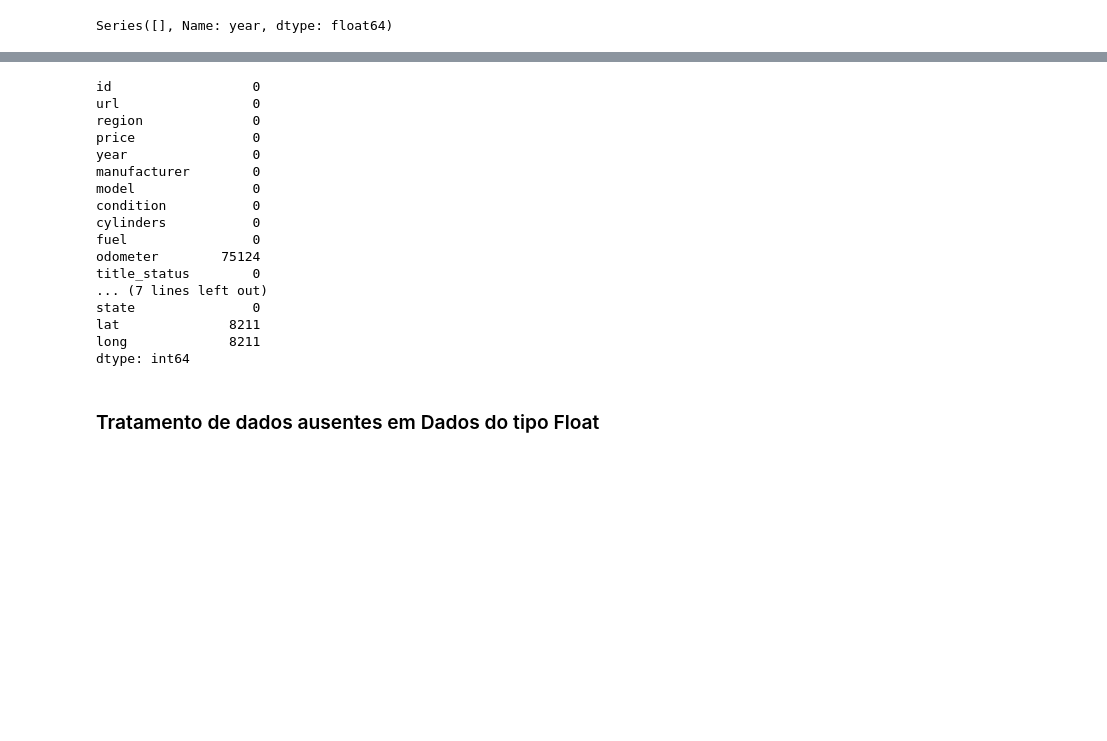
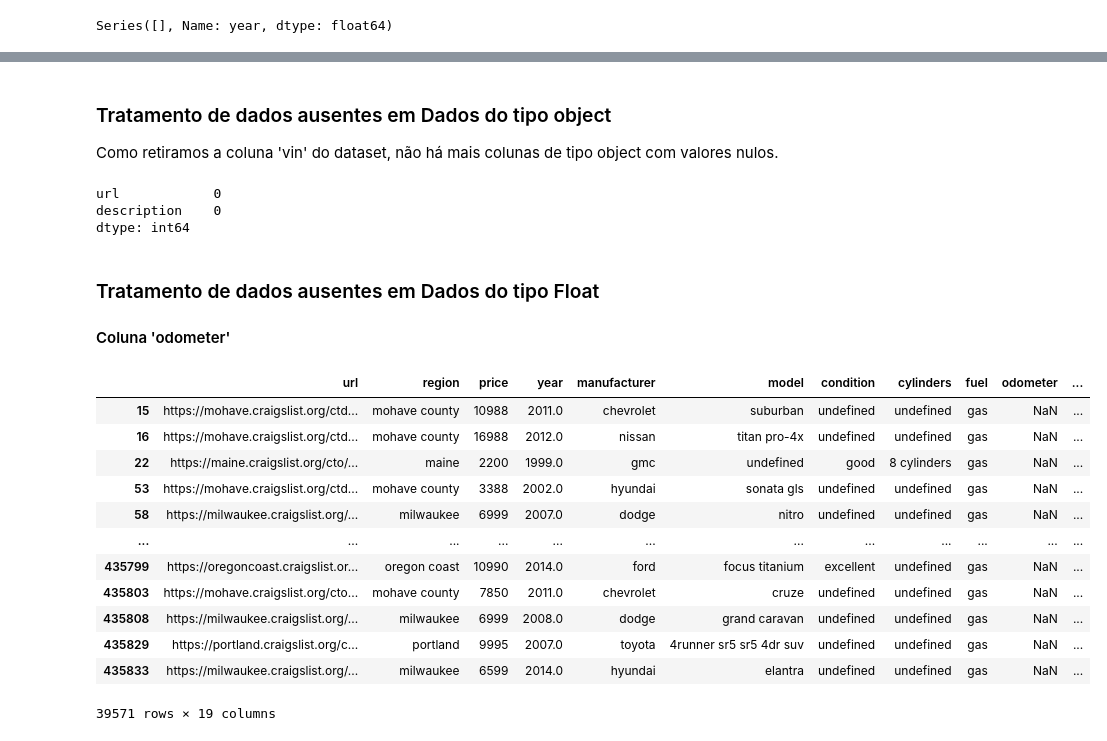
Before and after one commit to mbs8/IF679-ciencia-de-dados, a Jupyter notebook: notebooks/2-pre_processing.ipynb, the cells around one changed output, grey strips where cells are left out. Drawn from its saved outputs; the diff is of its cells as text; code cells hidden in the pictures; blank space fills up the shorter version.

```diff
--- a/notebooks/2-pre_processing.ipynb
+++ b/notebooks/2-pre_processing.ipynb
@@ -230,4 +244,4 @@ df.at[15321, 'year'] = 2003
 # %%
-df['year'].fillna(df['year'].median(), inplace=True)
+df.dropna(subset=['year'], inplace=True)
 df.isnull().sum()
 # %% [output]
@@ -269,21 +283,9 @@ Os dados do tipo oject são as colunas 'description', 'url' e 'vin'. Apenas o 'v
-# %%
-df['vin'].fillna('undefined', inplace=True)
-df.isnull().sum()
-# %% [output]
-id                  0
-url                 0
-region              0
-price               0
-year                0
-manufacturer        0
-model               0
-condition           0
-cylinders           0
-fuel                0
-odometer        75124
-title_status        0
-... (7 lines left out)
-state               0
-lat              8211
-long             8211
-dtype: int64
+# %% [markdown]
+### Tratamento de dados ausentes em Dados do tipo object
+Como retiramos a coluna 'vin' do dataset, não há mais colunas de tipo object com valores nulos.
+# %%
+df[['url', 'description']].isnull().sum()
+# %% [output]
+url            0
+description    0
+dtype: int64
@@ -290,2 +294,22 @@ dtype: int64
 # %% [markdown]
 ### Tratamento de dados ausentes em Dados do tipo Float
+#### Coluna 'odometer'
+# %%
+pd.reset_option('display.max_columns')
+miles_df = df[df['odometer'].isnull() & df['description'].str.contains('[Mm]ile[age]*')]
+# %%
+miles_df
+# %% [output]
+|  | url | region | price | year | manufacturer | model | condition | cylinders | fuel | odometer | ... |
+| 15 | https://mohave.craigslist.org/ctd... | mohave county | 10988 | 2011.0 | chevrolet | suburban | undefined | undefined | gas | NaN | ... |
+| 16 | https://mohave.craigslist.org/ctd... | mohave county | 16988 | 2012.0 | nissan | titan pro-4x | undefined | undefined | gas | NaN | ... |
+| 22 | https://maine.craigslist.org/cto/... | maine | 2200 | 1999.0 | gmc | undefined | good | 8 cylinders | gas | NaN | ... |
+| 53 | https://mohave.craigslist.org/ctd... | mohave county | 3388 | 2002.0 | hyundai | sonata gls | undefined | undefined | gas | NaN | ... |
+| 58 | https://milwaukee.craigslist.org/... | milwaukee | 6999 | 2007.0 | dodge | nitro | undefined | undefined | gas | NaN | ... |
+| ... | ... | ... | ... | ... | ... | ... | ... | ... | ... | ... | ... |
+| 435799 | https://oregoncoast.craigslist.or... | oregon coast | 10990 | 2014.0 | ford | focus titanium | excellent | undefined | gas | NaN | ... |
+| 435803 | https://mohave.craigslist.org/cto... | mohave county | 7850 | 2011.0 | chevrolet | cruze | undefined | undefined | gas | NaN | ... |
+| 435808 | https://milwaukee.craigslist.org/... | milwaukee | 6999 | 2008.0 | dodge | grand caravan | undefined | undefined | gas | NaN | ... |
+| 435829 | https://portland.craigslist.org/c... | portland | 9995 | 2007.0 | toyota | 4runner sr5 sr5 4dr suv | undefined | undefined | gas | NaN | ... |
+| 435833 | https://milwaukee.craigslist.org/... | milwaukee | 6599 | 2014.0 | hyundai | elantra | undefined | undefined | gas | NaN | ... |
+39571 rows × 19 columns
```
Also changed, not shown: parts of 16 cells of this notebook.
